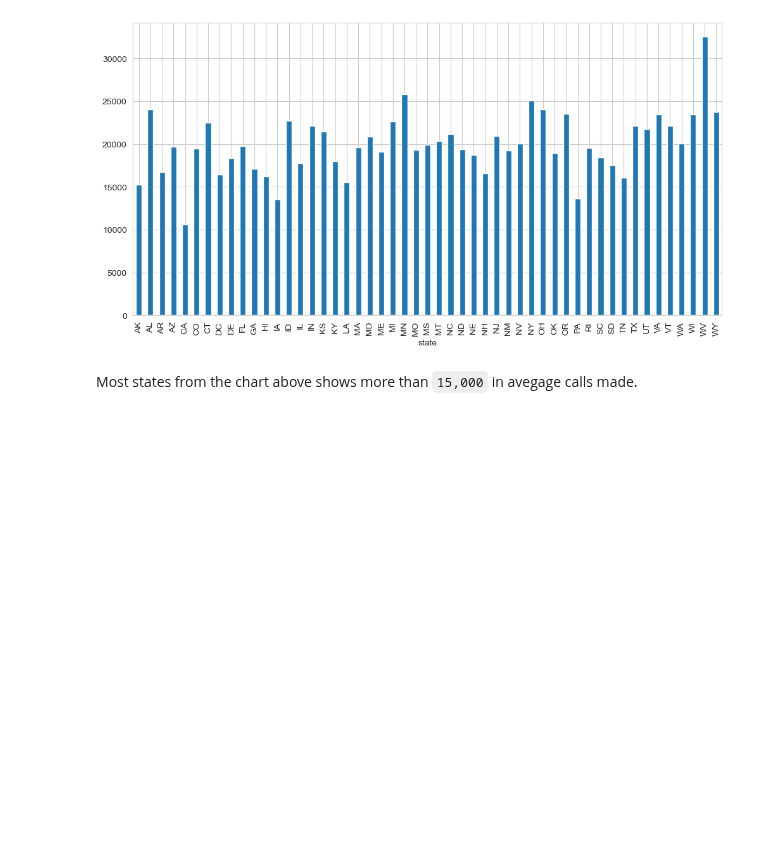
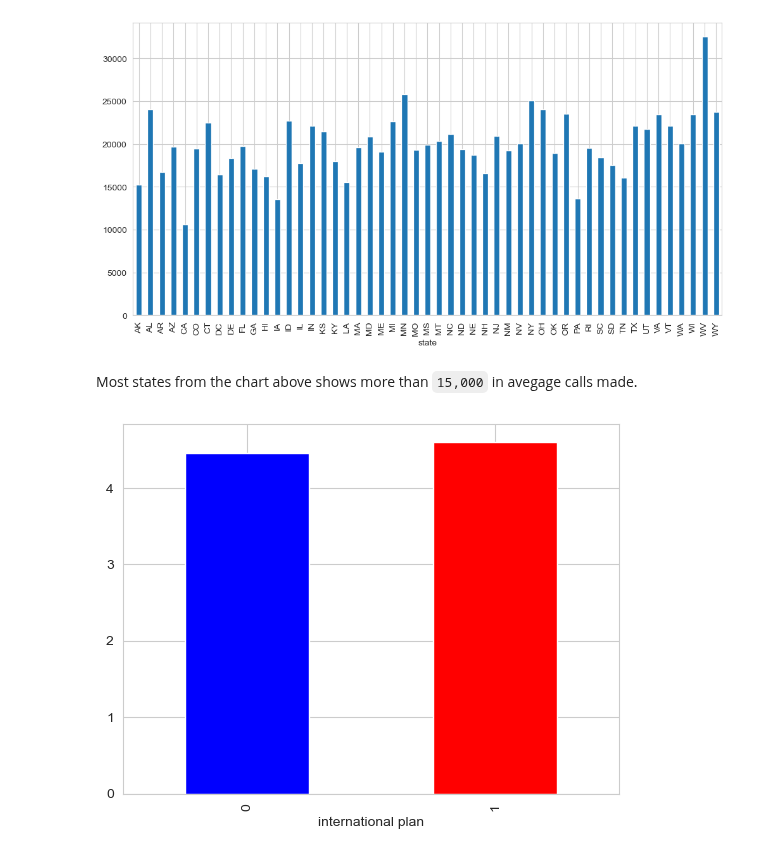
Before and after one commit to nelkemboi/dsc-phase-3-project-v2-3, a Jupyter notebook: customerchurn.ipynb, the cells around one changed output. Saved outputs shown, nothing was run; the diff lists cells and outputs as text; code cells hidden in the pictures; blank space fills up the shorter version.

```diff
--- a/customerchurn.ipynb
+++ b/customerchurn.ipynb
@@ -172,3 +172,14 @@ seriatel_df.groupby('state')['total_calls'].sum().plot(kind='bar', figsize=(12,6
 [figure]
 # %% [markdown]
 Most states from the chart above shows more than `15,000` in avegage calls made.
+# %%
+#international_sub = seriatel_df['international plan'].replace({0: 'False', 1: 'True'}).mean()
+
+#ax= plt.subplot()
+#ax.bar(international_sub,'total intl calls')
+#seriatel_df.groupby('international plan')['total intl calls'].value_counts().plot(kind='bar', color=['blue', 'red'])
+
+seriatel_df.groupby('international plan')['total intl calls'].mean().plot(kind='bar', color=['blue', 'red'])
+plt.show()
+# %% [output]
+[figure, added]
```
Also changed, not shown: parts of 1 cell of this notebook.
